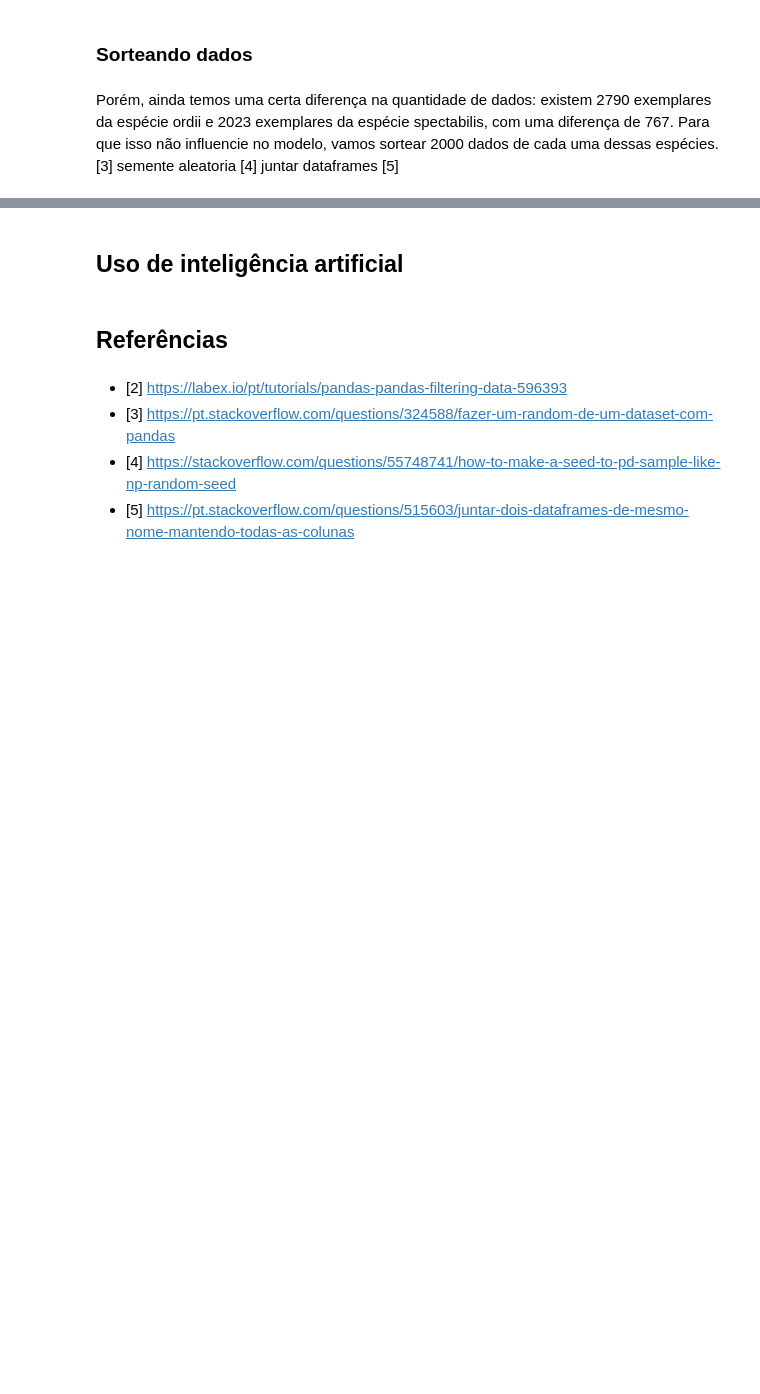
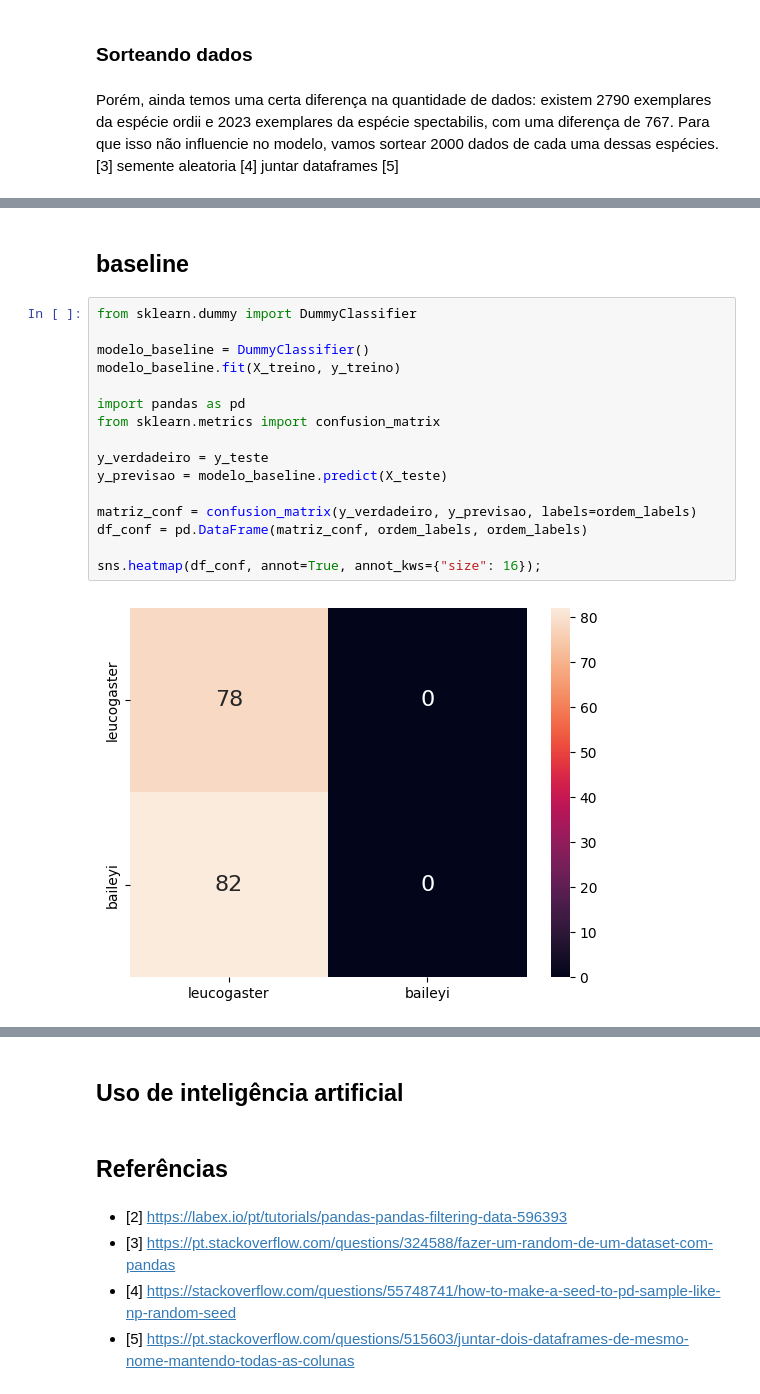
Before and after one commit to helocano/cubo-gelatinoso, a Jupyter notebook: CuboGelatinoso_HeloisaCano.ipynb, the cells around one changed output, grey strips where cells are left out. Saved outputs shown, nothing was run; the diff lists cells and outputs as text; blank space fills up the shorter version.

```diff
--- a/CuboGelatinoso_HeloisaCano.ipynb
+++ b/CuboGelatinoso_HeloisaCano.ipynb
@@ -296,0 +544,20 @@ df
+# %% [markdown]
+## baseline
+# %%
+from sklearn.dummy import DummyClassifier
+
+modelo_baseline = DummyClassifier()
+modelo_baseline.fit(X_treino, y_treino)
+
+import pandas as pd
+from sklearn.metrics import confusion_matrix
+
+y_verdadeiro = y_teste
+y_previsao = modelo_baseline.predict(X_teste)
+
+matriz_conf = confusion_matrix(y_verdadeiro, y_previsao, labels=ordem_labels)
+df_conf = pd.DataFrame(matriz_conf, ordem_labels, ordem_labels)
+
+sns.heatmap(df_conf, annot=True, annot_kws={"size": 16});
+# %% [output]
+[figure, added]
```
Also changed, not shown: parts of 47 cells of this notebook.
